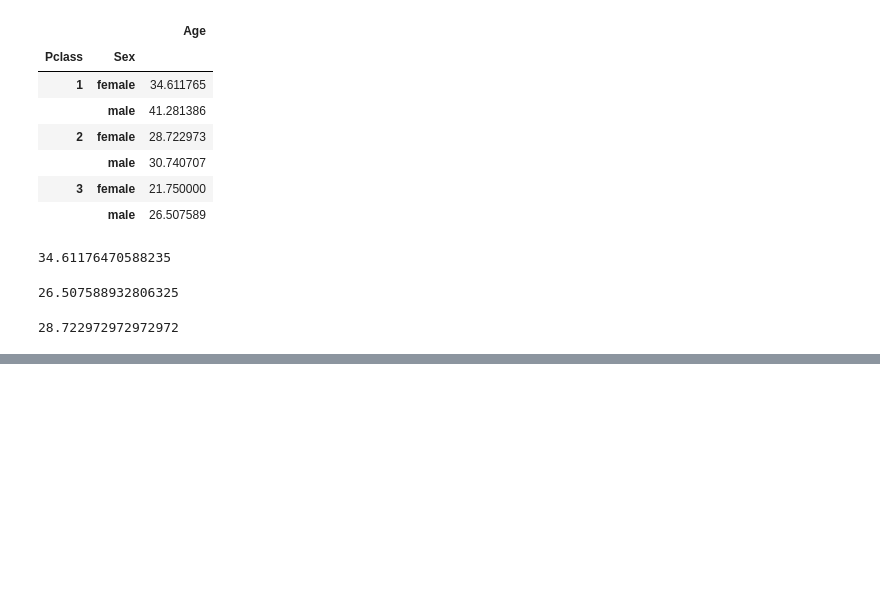
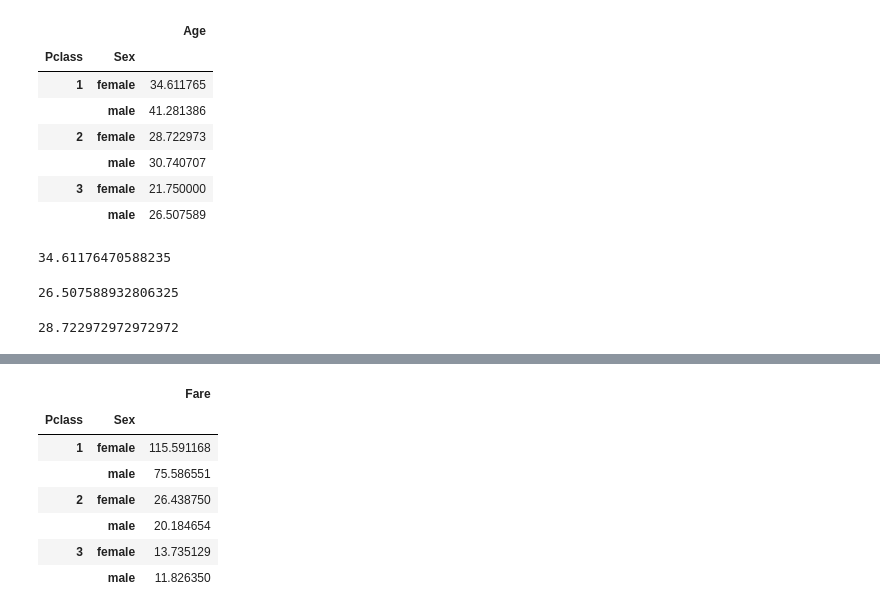
Before and after one commit to ydydydydydy/MachineLearning_, a Jupyter notebook: 04. titanic 데이터를 활용한 생존자 예측.ipynb, the cells around one changed output, grey strips where cells are left out. Cells and saved outputs as stored; diff of their text form; code cells hidden in the pictures; blank space fills up the shorter version.

```diff
--- a/04. titanic 데이터를 활용한 생존자 예측.ipynb
+++ b/04. titanic 데이터를 활용한 생존자 예측.ipynb
@@ -249,0 +397,16 @@ pt1.loc[(2,'female'), 'Age']
+# %%
+# 요약표>피벗테이블을 활용하여 확인
+# Pclass, Sex 데이터를 통해 Fare 평균값을 확인
+pt2 = test.pivot_table(values='Fare',
+                      index=['Pclass', 'Sex'],
+                      aggfunc='mean')
+pt2
+# %% [output]
+|  |  | Fare |
+| Pclass | Sex |  |
+| 1 | female | 115.591168 |
+|  | male | 75.586551 |
+| 2 | female | 26.438750 |
+|  | male | 20.184654 |
+| 3 | female | 13.735129 |
+|  | male | 11.826350 |
```
Also changed, not shown: parts of 20 cells of this notebook.
